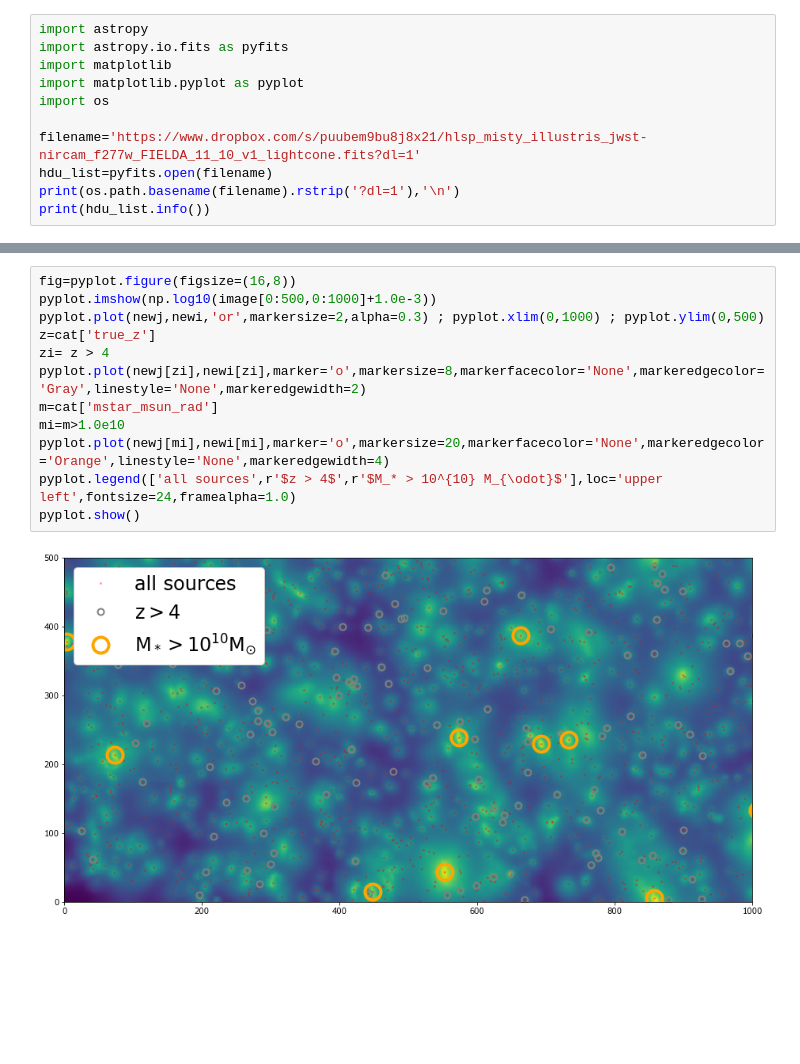
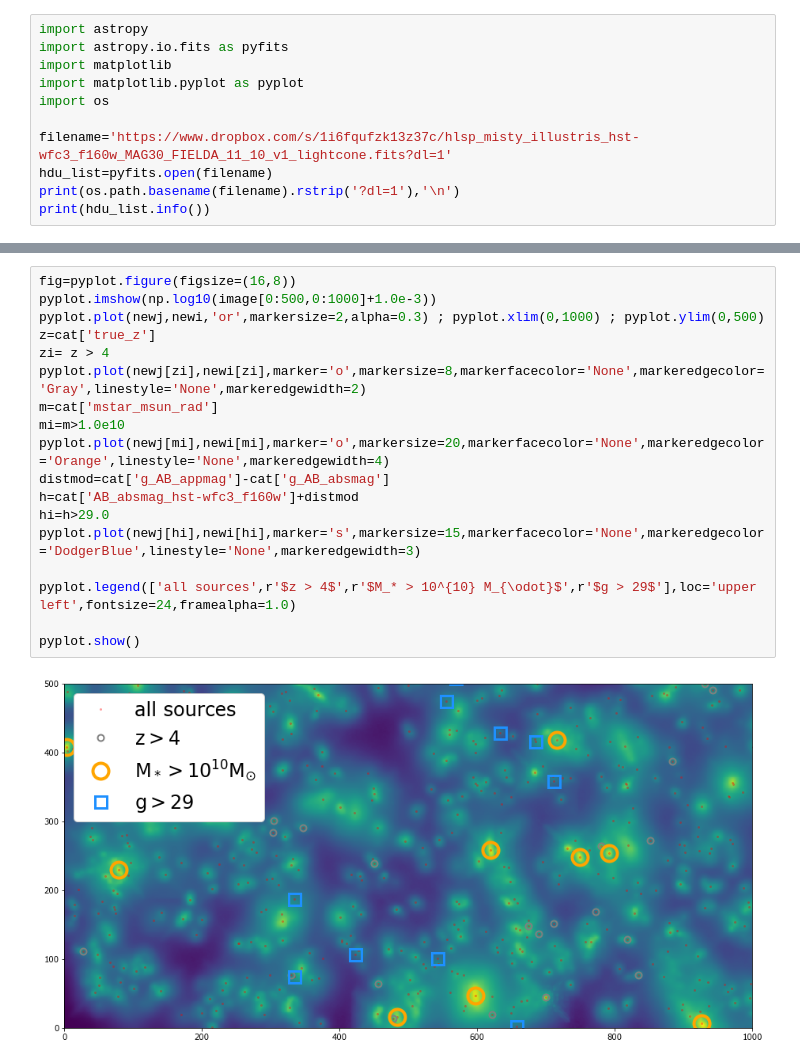
Before and after one commit to gsnyder206/mock-surveys, a Jupyter notebook: MAST_HLSP/illustris_lightcone_demo.ipynb, the cells around one changed output, grey strips where cells are left out. Cells and saved outputs as stored; diff of their text form; blank space fills up the shorter version.

```diff
--- a/MAST_HLSP/illustris_lightcone_demo.ipynb
+++ b/MAST_HLSP/illustris_lightcone_demo.ipynb
@@ -5,7 +5,7 @@ import matplotlib
 import matplotlib.pyplot as pyplot
 import os
 
-filename='https://www.dropbox.com/s/puubem9bu8j8x21/hlsp_misty_illustris_jwst-nircam_f277w_FIELDA_11_10_v1_lightcone.fits?dl=1'
+filename='https://www.dropbox.com/s/1i6fqufzk13z37c/hlsp_misty_illustris_hst-wfc3_f160w_MAG30_FIELDA_11_10_v1_lightcone.fits?dl=1'
 hdu_list=pyfits.open(filename)
 print(os.path.basename(filename).rstrip('?dl=1'),'\n')
 print(hdu_list.info())
@@ -65,14 +120,20 @@ pyplot.show()
 # %%
 fig=pyplot.figure(figsize=(16,8))
 pyplot.imshow(np.log10(image[0:500,0:1000]+1.0e-3))
 pyplot.plot(newj,newi,'or',markersize=2,alpha=0.3) ; pyplot.xlim(0,1000) ; pyplot.ylim(0,500)
 z=cat['true_z']
 zi= z > 4
 pyplot.plot(newj[zi],newi[zi],marker='o',markersize=8,markerfacecolor='None',markeredgecolor='Gray',linestyle='None',markeredgewidth=2)
 m=cat['mstar_msun_rad']
 mi=m>1.0e10
 pyplot.plot(newj[mi],newi[mi],marker='o',markersize=20,markerfacecolor='None',markeredgecolor='Orange',linestyle='None',markeredgewidth=4)
-pyplot.legend(['all sources',r'$z > 4$',r'$M_* > 10^{10} M_{\odot}$'],loc='upper left',fontsize=24,framealpha=1.0)
+distmod=cat['g_AB_appmag']-cat['g_AB_absmag']
+h=cat['AB_absmag_hst-wfc3_f160w']+distmod
+hi=h>29.0
+pyplot.plot(newj[hi],newi[hi],marker='s',markersize=15,markerfacecolor='None',markeredgecolor='DodgerBlue',linestyle='None',markeredgewidth=3)
+
+pyplot.legend(['all sources',r'$z > 4$',r'$M_* > 10^{10} M_{\odot}$',r'$g > 29$'],loc='upper left',fontsize=24,framealpha=1.0)
+
 pyplot.show()
 # %% [output]
-[figure, old version]
+[figure, new version]
```
Also changed, not shown: parts of 8 cells of this notebook, 3 other files.
